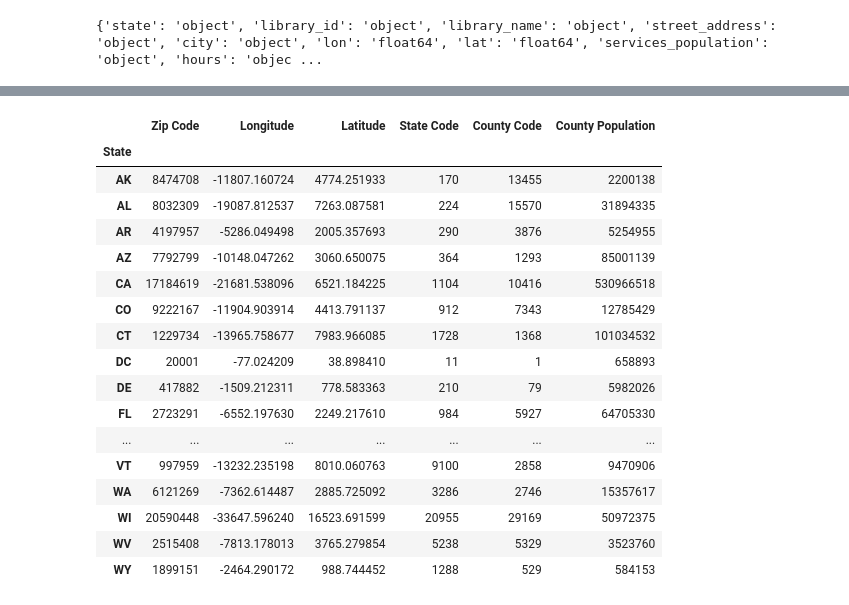
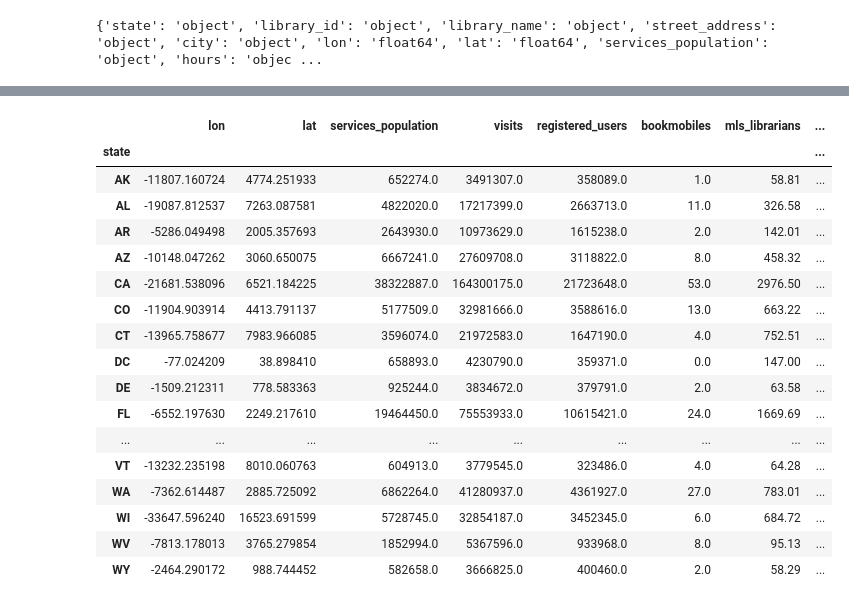
Before and after one commit to lauragabrielson/Libraries_Project, a Jupyter notebook: Libraries.ipynb, the cells around one changed output, grey strips where cells are left out. Cells and saved outputs as stored; diff of their text form; code cells hidden in the pictures.

```diff
--- a/Libraries.ipynb
+++ b/Libraries.ipynb
@@ -114,3 +118,10 @@ libraries_final.drop(6095, inplace=True)
+# %%
+libraries_final["benefits"] = libraries_final["benefits"].str.strip()
+libraries_final["total_staff_expenditures"] = libraries_final["total_staff_expenditures"].str.strip()
 # %%
 # df["A"] = pd.to_numeric(df["A"], downcast="float")
-libraries_final["print_collection"] = pd.to_numeric(libraries_final["print_collection"])
+libraries_final["salaries"] = pd.to_numeric(libraries_final["salaries"])
+libraries_final["benefits"] = pd.to_numeric(libraries_final["benefits"])
+libraries_final["total_staff_expenditures"] = pd.to_numeric(libraries_final["total_staff_expenditures"])
+libraries_final["other_collection_expenditures"] = pd.to_numeric(libraries_final["other_collection_expenditures"])
+libraries_final["other_operating_expenditures"] = pd.to_numeric(libraries_final["other_operating_expenditures"])
@@ -118,0 +128,33 @@ ValueError: Unable to parse string "R_14" at position 6095
+# %%
+# # df['DataFrame Column'] = df['DataFrame Column'].astype(float)
+libraries_final["services_population"] = libraries_final["services_population"].astype(float)
+libraries_final["visits"] = libraries_final["visits"].astype(float)
+libraries_final["registered_users"] = libraries_final["registered_users"].astype(float)
+libraries_final["bookmobiles"] = libraries_final["bookmobiles"].astype(float)
+libraries_final["mls_librarians"] = libraries_final["mls_librarians"].astype(float)
+libraries_final["librarians"] = libraries_final["librarians"].astype(float)
+libraries_final["employees"] = libraries_final["employees"].astype(float)
+libraries_final["total_staff"] = libraries_final["total_staff"].astype(float)
+
+libraries_final["salaries"] = libraries_final["salaries"].astype(float)
+libraries_final["benefits"] = libraries_final["benefits"].astype(float)
+libraries_final["total_staff_expenditures"] = libraries_final["total_staff_expenditures"].astype(float)
+libraries_final["local_govt_operating_revenue"] = libraries_final["local_govt_operating_revenue"].astype(float)
+libraries_final["state_govt_operating_revenue"] = libraries_final["state_govt_operating_revenue"].astype(float)
+libraries_final["federal_govt_operating_revenue"] = libraries_final["federal_govt_operating_revenue"].astype(float)
+libraries_final["other_operating_revenue"] = libraries_final["other_operating_revenue"].astype(float)
+libraries_final["total_operating_revenue"] = libraries_final["total_operating_revenue"].astype(float)
+
+libraries_final["print_collections_expenditures"] = libraries_final["print_collections_expenditures"].astype(float)
+libraries_final["digital_collections_expenditures"] = libraries_final["digital_collections_expenditures"].astype(float)
+# libraries_final["other_collections_expenditures"] = libraries_final["other_collections_expenditures"].astype(float)
+libraries_final["total_collection_expenditures"] = libraries_final["total_collection_expenditures"].astype(float)
+libraries_final["other_operating_expenditures"] = libraries_final["other_operating_expenditures"].astype(float)
+libraries_final["total_operating_expenditures"] = libraries_final["total_operating_expenditures"].astype(float)
+libraries_final["print_collection"] = libraries_final["print_collection"].astype(float)
+
+libraries_final["digital_collection"] = libraries_final["digital_collection"].astype(float)
+libraries_final["audio_collection"] = libraries_final["audio_collection"].astype(float)
+libraries_final["downloadable_audio"] = libraries_final["downloadable_audio"].astype(float)
+libraries_final["physical_video"] = libraries_final["physical_video"].astype(float)
+libraries_final["downloadable_video"] = libraries_final["downloadable_video"].astype(float)
@@ -147,22 +189,22 @@ ValueError: could not convert string to float: 'R_14'
 # %%
-libraries_state = libraries_data.groupby('State')
+libraries_state = libraries_final.groupby('state')
 libraries_state.sum()
 # %% [output]
-|  | Zip Code | Longitude | Latitude | State Code | County Code | County Population |
-| State |  |  |  |  |  |  |
-| AK | 8474708 | -11807.160724 | 4774.251933 | 170 | 13455 | 2200138 |
-| AL | 8032309 | -19087.812537 | 7263.087581 | 224 | 15570 | 31894335 |
-| AR | 4197957 | -5286.049498 | 2005.357693 | 290 | 3876 | 5254955 |
-| AZ | 7792799 | -10148.047262 | 3060.650075 | 364 | 1293 | 85001139 |
-| CA | 17184619 | -21681.538096 | 6521.184225 | 1104 | 10416 | 530966518 |
-| CO | 9222167 | -11904.903914 | 4413.791137 | 912 | 7343 | 12785429 |
-| CT | 1229734 | -13965.758677 | 7983.966085 | 1728 | 1368 | 101034532 |
-| DC | 20001 | -77.024209 | 38.898410 | 11 | 1 | 658893 |
-| DE | 417882 | -1509.212311 | 778.583363 | 210 | 79 | 5982026 |
-| FL | 2723291 | -6552.197630 | 2249.217610 | 984 | 5927 | 64705330 |
-| ... | ... | ... | ... | ... | ... | ... |
-| VT | 997959 | -13232.235198 | 8010.060763 | 9100 | 2858 | 9470906 |
-| WA | 6121269 | -7362.614487 | 2885.725092 | 3286 | 2746 | 15357617 |
-| WI | 20590448 | -33647.596240 | 16523.691599 | 20955 | 29169 | 50972375 |
-| WV | 2515408 | -7813.178013 | 3765.279854 | 5238 | 5329 | 3523760 |
-| WY | 1899151 | -2464.290172 | 988.744452 | 1288 | 529 | 584153 |
+|  | lon | lat | services_population | visits | registered_users | bookmobiles | mls_librarians | ... |
+| state |  |  |  |  |  |  |  | ... |
+| AK | -11807.160724 | 4774.251933 | 652274.0 | 3491307.0 | 358089.0 | 1.0 | 58.81 | ... |
+| AL | -19087.812537 | 7263.087581 | 4822020.0 | 17217399.0 | 2663713.0 | 11.0 | 326.58 | ... |
+| AR | -5286.049498 | 2005.357693 | 2643930.0 | 10973629.0 | 1615238.0 | 2.0 | 142.01 | ... |
+| AZ | -10148.047262 | 3060.650075 | 6667241.0 | 27609708.0 | 3118822.0 | 8.0 | 458.32 | ... |
+| CA | -21681.538096 | 6521.184225 | 38322887.0 | 164300175.0 | 21723648.0 | 53.0 | 2976.50 | ... |
+| CO | -11904.903914 | 4413.791137 | 5177509.0 | 32981666.0 | 3588616.0 | 13.0 | 663.22 | ... |
+| CT | -13965.758677 | 7983.966085 | 3596074.0 | 21972583.0 | 1647190.0 | 4.0 | 752.51 | ... |
+| DC | -77.024209 | 38.898410 | 658893.0 | 4230790.0 | 359371.0 | 0.0 | 147.00 | ... |
+| DE | -1509.212311 | 778.583363 | 925244.0 | 3834672.0 | 379791.0 | 2.0 | 63.58 | ... |
+| FL | -6552.197630 | 2249.217610 | 19464450.0 | 75553933.0 | 10615421.0 | 24.0 | 1669.69 | ... |
+| ... | ... | ... | ... | ... | ... | ... | ... | ... |
+| VT | -13232.235198 | 8010.060763 | 604913.0 | 3779545.0 | 323486.0 | 4.0 | 64.28 | ... |
+| WA | -7362.614487 | 2885.725092 | 6862264.0 | 41280937.0 | 4361927.0 | 27.0 | 783.01 | ... |
+| WI | -33647.596240 | 16523.691599 | 5728745.0 | 32854187.0 | 3452345.0 | 6.0 | 684.72 | ... |
+| WV | -7813.178013 | 3765.279854 | 1852994.0 | 5367596.0 | 933968.0 | 8.0 | 95.13 | ... |
+| WY | -2464.290172 | 988.744452 | 582658.0 | 3666825.0 | 400460.0 | 2.0 | 58.29 | ... |
```
Also changed, not shown: parts of 14 cells of this notebook.
